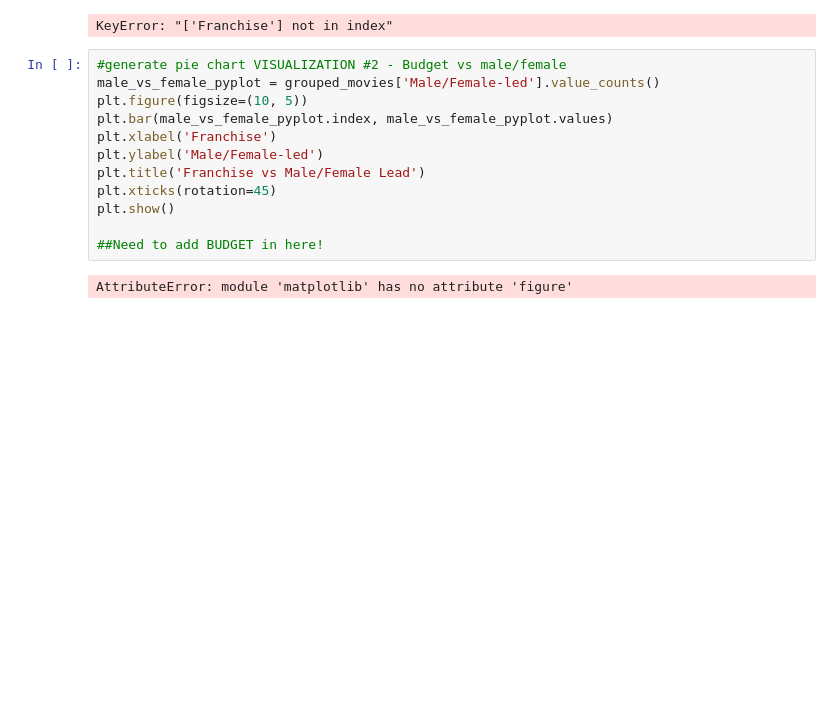
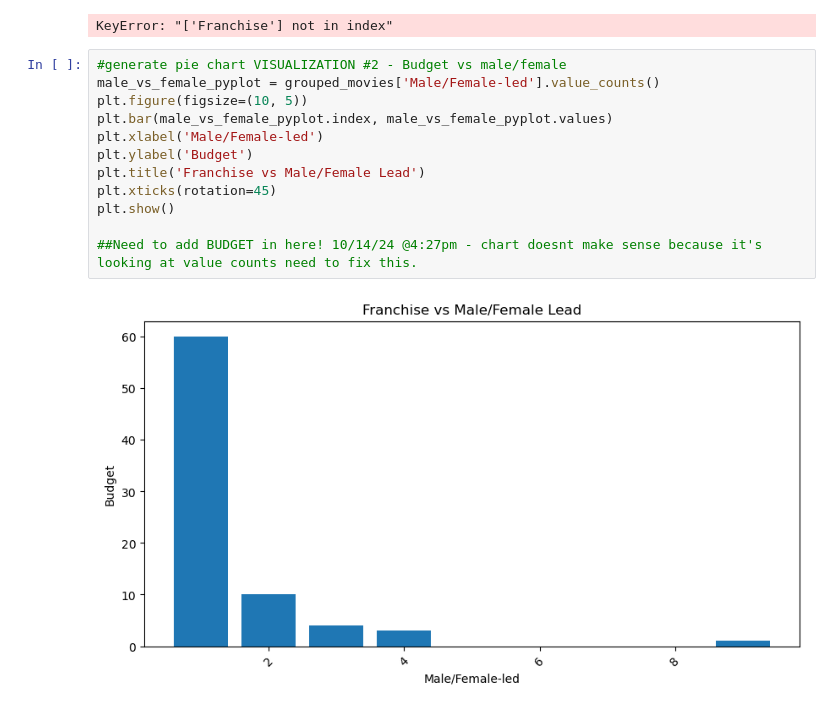
Before and after one commit to Nathan-Savage/project1, a Jupyter notebook: NA_Project1_notebook.ipynb, the cells around one changed output. Saved outputs shown, nothing was run; the diff lists cells and outputs as text; blank space fills up the shorter version.

```diff
--- a/NA_Project1_notebook.ipynb
+++ b/NA_Project1_notebook.ipynb
@@ -71,14 +78,14 @@ KeyError: "['Franchise'] not in index"
 # %%
 #generate pie chart VISUALIZATION #2 - Budget vs male/female
 male_vs_female_pyplot = grouped_movies['Male/Female-led'].value_counts()
 plt.figure(figsize=(10, 5))
 plt.bar(male_vs_female_pyplot.index, male_vs_female_pyplot.values)
-plt.xlabel('Franchise')
-plt.ylabel('Male/Female-led')
+plt.xlabel('Male/Female-led')
+plt.ylabel('Budget')
 plt.title('Franchise vs Male/Female Lead')
 plt.xticks(rotation=45)
 plt.show()
 
-##Need to add BUDGET in here!
+##Need to add BUDGET in here! 10/14/24 @4:27pm - chart doesnt make sense because it's looking at value counts need to fix this.
 # %% [output]
-AttributeError: module 'matplotlib' has no attribute 'figure'
+[figure, added]
```
Also changed, not shown: parts of 2 cells of this notebook.
